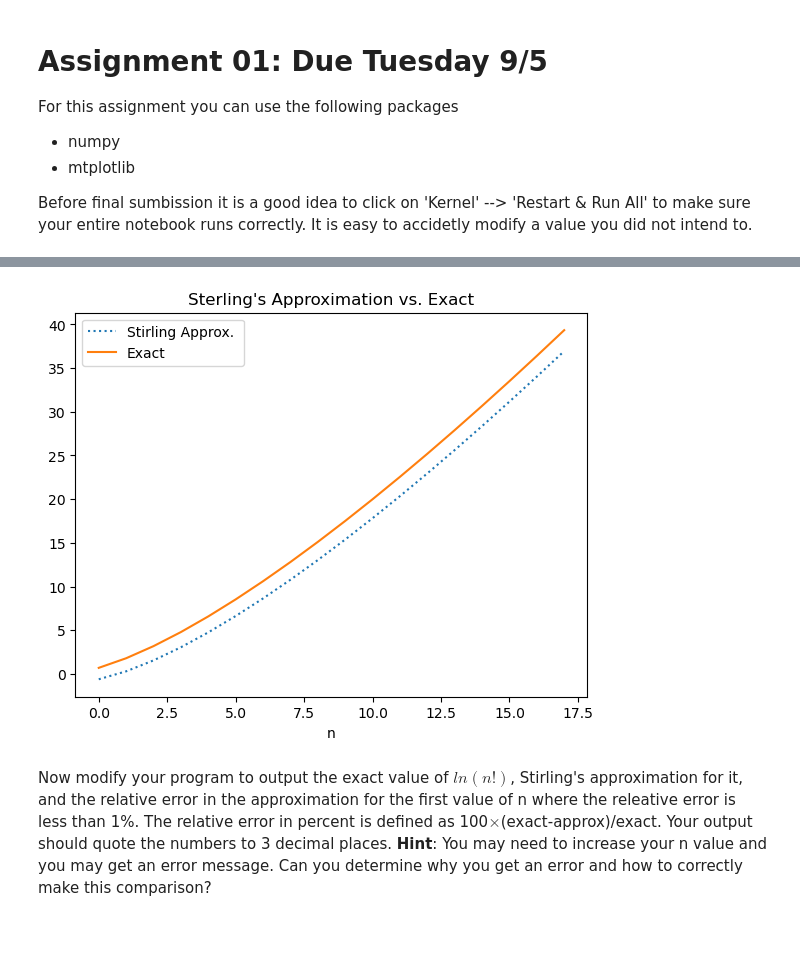
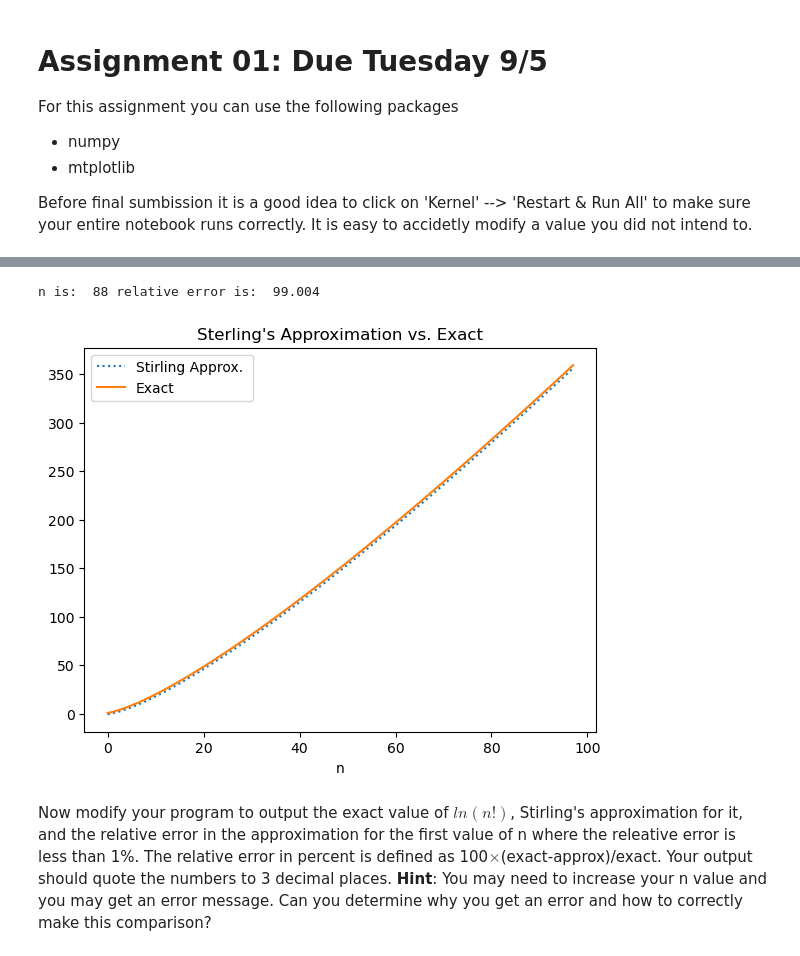
Before and after one commit to BrianEBranch/Phys-3511-Fall2023, a Jupyter notebook: Module01/Assignment/Assignment_01.ipynb, the cells around one changed output, grey strips where cells are left out. Drawn from its saved outputs; the diff is of its cells as text; code cells hidden in the pictures.

```diff
--- a/Module01/Assignment/Assignment_01.ipynb
+++ b/Module01/Assignment/Assignment_01.ipynb
@@ -26,32 +26,45 @@ Write a program to output $ln(n!)$ and its Stirling's approximation for $2 < n <
 **Expected Plot (note this one has 2 < n < 100)**
 ![P1.png](attachment:P1.png)
 # %%
+#Done
+
 import numpy as np
 import matplotlib.pyplot as plt
 
 sApproxArray = []
 sExactArray = []
+
 def s_Approx():
-    for i in range(2, 20):
+    for i in range(2, 100):
         s_Approx = i * np.log(i) - i
 #         print(s_Approx)
         sApproxArray.append(s_Approx)
 def s_Exact():
-    for i in range(2, 20):
+    for i in range(2, 100):
 #         print(np.log(np.math.factorial(i)))
-        sExactArray.append(np.log(np.math.factorial(i)))
+        sExactArray.append(np.log(float(np.math.factorial(i))))
+
 
 s_Approx()
 s_Exact()
+for i in range(len(sExactArray)):
+    relError = 100*(sApproxArray[i]/sExactArray[i])
+    if(relError > 99):
+        error = np.array(relError)
+        print('n is: ' , i, 'relative error is: ', np.around(error,3))
+        break
+
+
 fig = plt.figure()
 axes = fig.add_axes([0.15,0.1,0.8,0.8]) #<--- numbers inside array/list reflect dimensions of graph.
 axes.plot(sApproxArray, label = "Stirling Approx. ", linestyle = 'dotted')
 axes.plot(sExactArray, label = "Exact")
 legend = plt.legend(loc = "upper left")
 axes.set_xlabel('n')
 axes.set_title("Sterling's Approximation vs. Exact");
 # %% [output]
+n is:  88 relative error is:  99.004
-[figure, old version]
+[figure, new version]
 # %% [markdown]
 Now modify your program to output the exact value of $ln(n!)$, Stirling's approximation for it, and the relative error in the approximation for the first value of n where the releative error is less than 1%. The relative error in percent is defined as 100$\times$(exact-approx)/exact. Your output should quote the numbers to 3 decimal places. **Hint**: You may need to increase your n value and you may get an error message. Can you determine why you get an error and how to correctly make this comparison?
 # %% [markdown]
```
Also changed, not shown: parts of 11 cells of this notebook.
